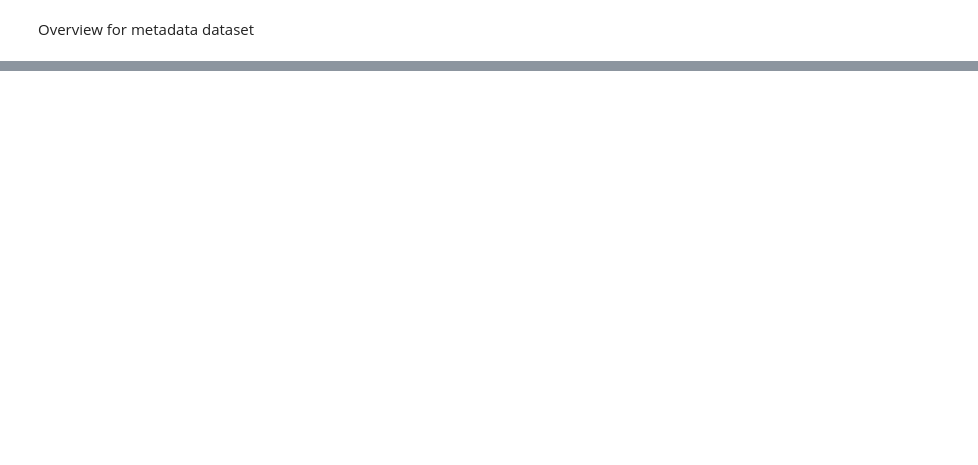
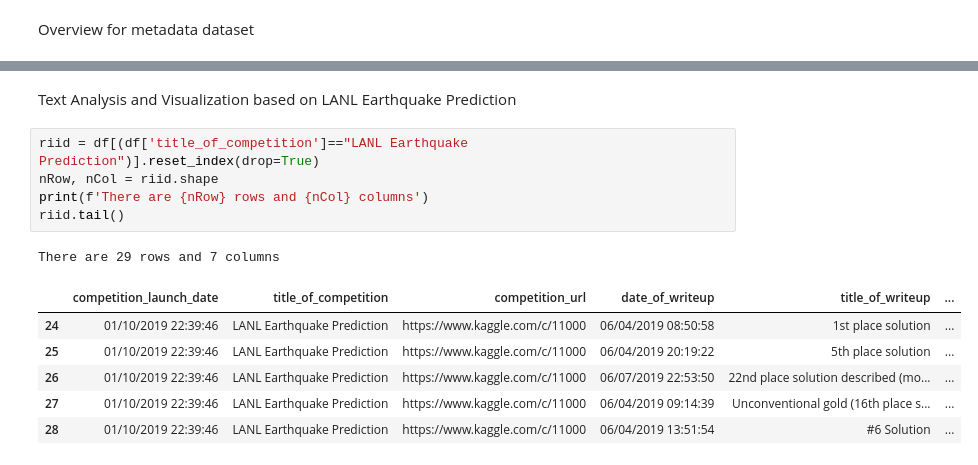
Before and after one commit to aligator4sah/kaggle-ai-report, a Jupyter notebook: Kaggle_AI_Report_Overview.ipynb, the cells around one changed output, grey strips where cells are left out. Saved outputs shown, nothing was run; the diff lists cells and outputs as text; blank space fills up the shorter version.

```diff
--- a/Kaggle_AI_Report_Overview.ipynb
+++ b/Kaggle_AI_Report_Overview.ipynb
@@ -72,0 +132,15 @@ drive.mount('/content/drive')
+# %% [markdown]
+Text Analysis and Visualization based on LANL Earthquake Prediction
+# %%
+riid = df[(df['title_of_competition']=="LANL Earthquake Prediction")].reset_index(drop=True)
+nRow, nCol = riid.shape
+print(f'There are {nRow} rows and {nCol} columns')
+riid.tail()
+# %% [output]
+There are 29 rows and 7 columns
+|  | competition_launch_date | title_of_competition | competition_url | date_of_writeup | title_of_writeup | ... |
+| 24 | 01/10/2019 22:39:46 | LANL Earthquake Prediction | https://www.kaggle.com/c/11000 | 06/04/2019 08:50:58 | 1st place solution | ... |
+| 25 | 01/10/2019 22:39:46 | LANL Earthquake Prediction | https://www.kaggle.com/c/11000 | 06/04/2019 20:19:22 | 5th place solution | ... |
+| 26 | 01/10/2019 22:39:46 | LANL Earthquake Prediction | https://www.kaggle.com/c/11000 | 06/07/2019 22:53:50 | 22nd place solution described (mo... | ... |
+| 27 | 01/10/2019 22:39:46 | LANL Earthquake Prediction | https://www.kaggle.com/c/11000 | 06/04/2019 09:14:39 | Unconventional gold (16th place s... | ... |
+| 28 | 01/10/2019 22:39:46 | LANL Earthquake Prediction | https://www.kaggle.com/c/11000 | 06/04/2019 13:51:54 | #6 Solution | ... |
```
Also changed, not shown: parts of 12 cells of this notebook.
